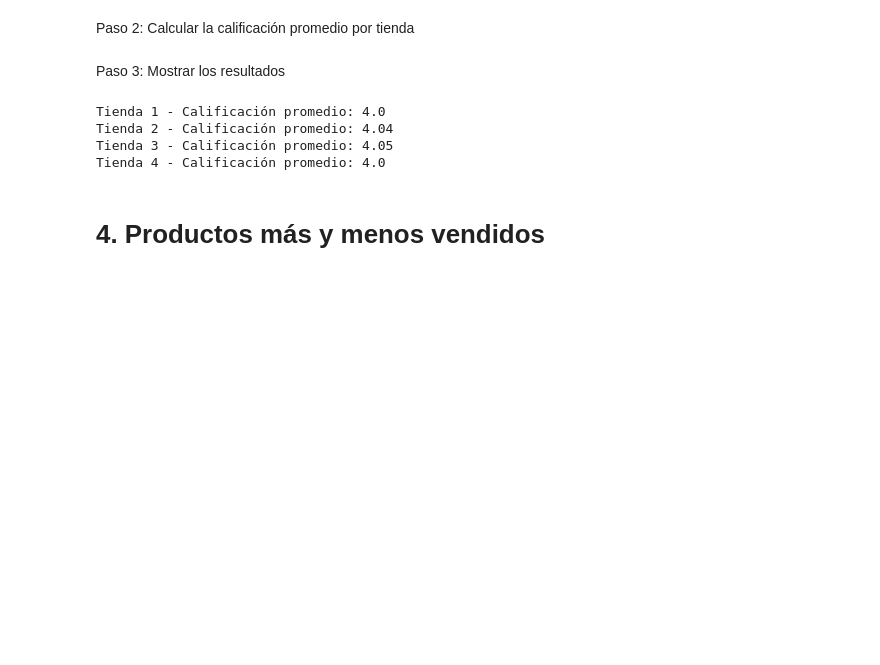
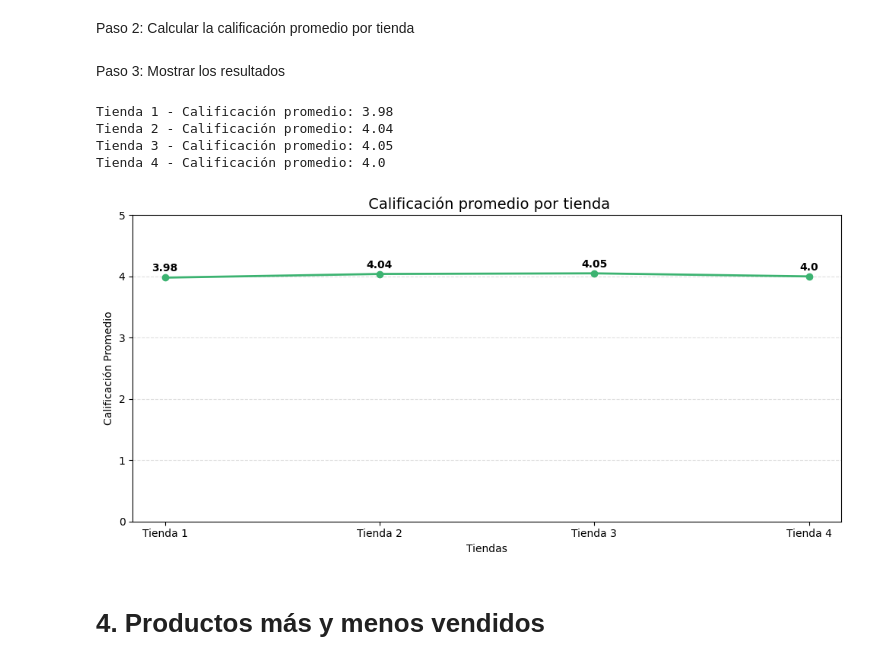
Before and after one commit to SCARLXRD-1/Challenge_Alura-_Store, a Jupyter notebook: AluraStoreLatam.ipynb, the cells around one changed output. Drawn from its saved outputs; the diff is of its cells as text; code cells hidden in the pictures; blank space fills up the shorter version.

```diff
--- a/AluraStoreLatam.ipynb
+++ b/AluraStoreLatam.ipynb
@@ -164,4 +133,0 @@ Pero si solo quiero que me diga la categorías y sus cantidades lo puedo hacer d
-# %%
-for i, categorias in enumerate(ventas_por_categoria, start=1):
-    print(f"\n Tienda {i} - Ventas por categoría:")
-    print(categorias.to_dict())
@@ -185,20 +137,40 @@ Esto lo muestra sin el "Name" ni el "dtype"
 Paso 1: Usamos nuestra lista con los DataFrames de las tiendas
 # %%
 tiendas = [tienda, tienda2, tienda3, tienda4]
+nombres_tiendas = ['Tienda 1', 'Tienda 2', 'Tienda 3', 'Tienda 4']
 # %% [markdown]
 Paso 2: Calcular la calificación promedio por tienda
 # %%
-calificacion_promedio = [round(sum(tienda['Calificación']) / len(tienda['Calificación']), 2) for tienda in tiendas]
+calificaciones_promedio = [round(tienda['Calificación'].mean(), 2) for tienda in tiendas]
 # %% [markdown]
 Paso 3: Mostrar los resultados
 # %%
-for i, promedio in enumerate(calificacion_promedio, start=1):
+for i, promedio in enumerate(calificaciones_promedio, start=1):
     print(f"Tienda {i} - Calificación promedio: {promedio}")
 # %% [output]
-Tienda 1 - Calificación promedio: 4.0
+Tienda 1 - Calificación promedio: 3.98
 Tienda 2 - Calificación promedio: 4.04
 Tienda 3 - Calificación promedio: 4.05
 Tienda 4 - Calificación promedio: 4.0
+# %%
+plt.figure(figsize=(10, 5))
+plt.plot(nombres_tiendas, calificaciones_promedio, marker='o', linestyle='-', color='mediumseagreen', linewidth=2)
+
+
+plt.title(" Calificación promedio por tienda", fontsize=14)
+plt.xlabel("Tiendas")
+plt.ylabel("Calificación Promedio")
+plt.ylim(0, 5)
+plt.grid(axis='y', linestyle='--', alpha=0.4)
+
+# Muestro los valores sobre los puntos
+for i, v in enumerate(calificaciones_promedio):
+    plt.text(i, v + 0.1, str(v), ha='center', fontweight='bold')
+
+plt.tight_layout()
+plt.show()
+# %% [output]
+[figure, added]
 # %% [markdown]
 # 4. Productos más y menos vendidos
 # %% [markdown]
```
Also changed, not shown: parts of 26 cells of this notebook.
